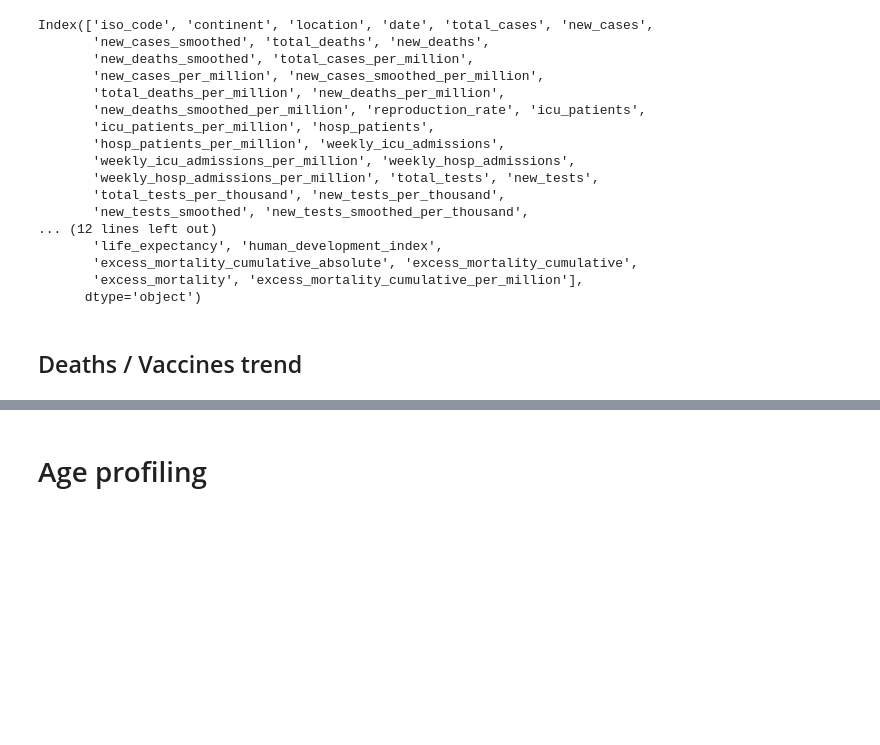
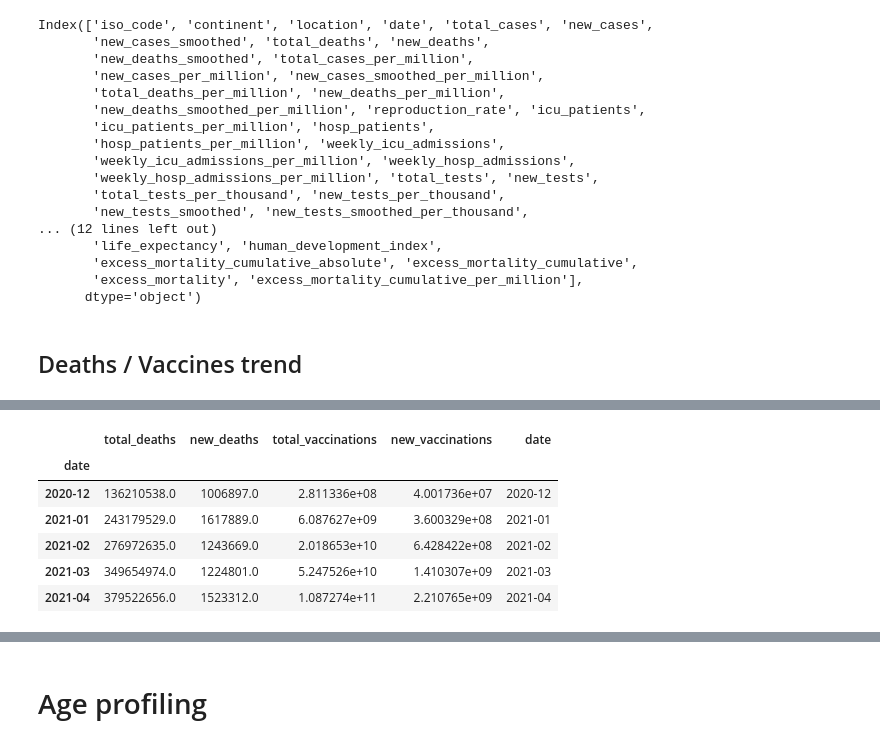
Before and after one commit to quillaur/apprendre_python, a Jupyter notebook: data_science/data_visualisation/covid/covid_analysis.ipynb, the cells around one changed output, grey strips where cells are left out. Saved outputs shown, nothing was run; the diff lists cells and outputs as text; code cells hidden in the pictures; blank space fills up the shorter version.

```diff
--- a/data_science/data_visualisation/covid/covid_analysis.ipynb
+++ b/data_science/data_visualisation/covid/covid_analysis.ipynb
@@ -64,0 +135,10 @@ sub_df.shape
+# %%
+sub_df.head()
+# %% [output]
+|  | total_deaths | new_deaths | total_vaccinations | new_vaccinations | date |
+| date |  |  |  |  |  |
+| 2020-12 | 136210538.0 | 1006897.0 | 2.811336e+08 | 4.001736e+07 | 2020-12 |
+| 2021-01 | 243179529.0 | 1617889.0 | 6.087627e+09 | 3.600329e+08 | 2021-01 |
+| 2021-02 | 276972635.0 | 1243669.0 | 2.018653e+10 | 6.428422e+08 | 2021-02 |
+| 2021-03 | 349654974.0 | 1224801.0 | 5.247526e+10 | 1.410307e+09 | 2021-03 |
+| 2021-04 | 379522656.0 | 1523312.0 | 1.087274e+11 | 2.210765e+09 | 2021-04 |
```
Also changed, not shown: parts of 23 cells of this notebook.
